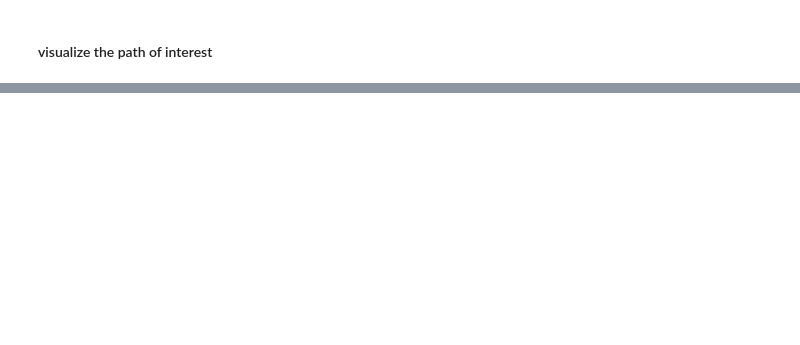
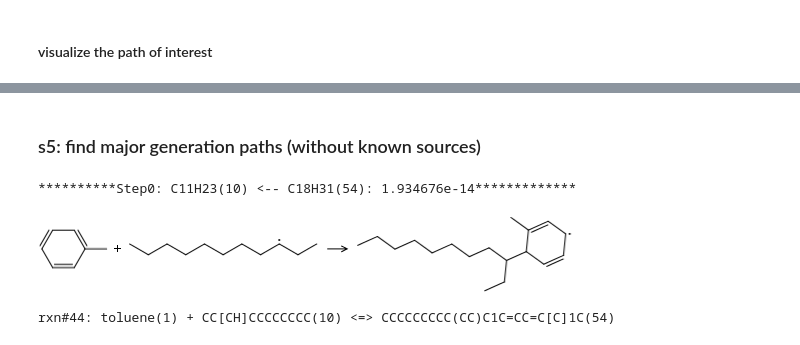
Before and after one commit to KEHANG/rmg_wiki, a Jupyter notebook: tools/ROP/mechanism_analyzer.ipynb, the cells around one changed output, grey strips where cells are left out. Drawn from its saved outputs; the diff is of its cells as text; code cells hidden in the pictures; blank space fills up the shorter version.

```diff
--- a/tools/ROP/mechanism_analyzer.ipynb
+++ b/tools/ROP/mechanism_analyzer.ipynb
@@ -132,0 +173,8 @@ nx.draw(newG, with_labels=True)
+# %%
+print step_pair
+for rxn in h_abs_rxns + disp_rxns:
+    flux = graph_edges_dict_simple[step_pair][rxn][timepoint_index]
+    if abs(flux) > 5e-9:
+        print "**********************************************************************************"
+        display(rxn)
+        print "rxn#{0}: {1}: {2} ".format(rxn.index, str(rxn), flux) # positive flux means production of pair node1
@@ -132,0 +201,50 @@ nx.draw(newG, with_labels=True)
+# %% [markdown]
+### s5: find major generation paths (without known sources)
+# %%
+target = "C11H23(10)"
+depth = 1
+current_node = target
+path_top_list = [0, 0]
+for step in range(depth):
+    print "\n"
+    prev_nodes = []
+    for node1 in G:
+        if current_node in G[node1]:
+            prev_nodes.append(node1)
+    prevNode_flux_list = [(prev_node, G[prev_node][current_node]['total_flux']) for prev_node in prev_nodes]
+    sorted_prevNode_flux_list = sorted(prevNode_flux_list, key=lambda tup: -tup[1])
+
+    # choose the top one as next node
+    tup = sorted_prevNode_flux_list[path_top_list[step]]
+    prev_node = tup[0]
+    step_flux = tup[1]
+
+    print "**********Step{0}: {1} <-- {2}: {3}*************".\
+    format(step, current_node, prev_node, step_flux)
+
+    step_pair = (prev_node, current_node)
+    if step_pair not in graph_edges_dict_simple:
+        step_pair = (current_node, prev_node)
+
+    h_abs_rxns = []
+    disp_rxns = []
+    for rxn in graph_edges_dict_simple[step_pair]:
+        if rxn.family == "H_Abstraction":
+            h_abs_rxns.append(rxn)
+        elif rxn.family == "Disproportionation":
+            disp_rxns.append(rxn)
+        else:
+            display(rxn)
+            print "rxn#{0}: ".format(rxn.index) + str(rxn)
+    if len(h_abs_rxns) > 0:
+        display(h_abs_rxns[0])
+        print "rxn#{0}(1/{1} H_Abs): ".format(h_abs_rxns[0].index, len(h_abs_rxns)) + str(h_abs_rxns[0])
+    if len(disp_rxns) > 0:
+        display(disp_rxns[0])
+        print "rxn#{0}(1/{1} Disp): ".format(disp_rxns[0].index, len(disp_rxns)) + str(disp_rxns[0])
+
+    current_node = prev_node
+# %% [output]
+**********Step0: C11H23(10) <-- C18H31(54): 1.934676e-14*************
+[figure, added]
+rxn#44: toluene(1) + CC[CH]CCCCCCCC(10) <=> CCCCCCCCC(CC)C1C=CC=C[C]1C(54)
```
Also changed, not shown: parts of 12 cells of this notebook, 1 other file.
